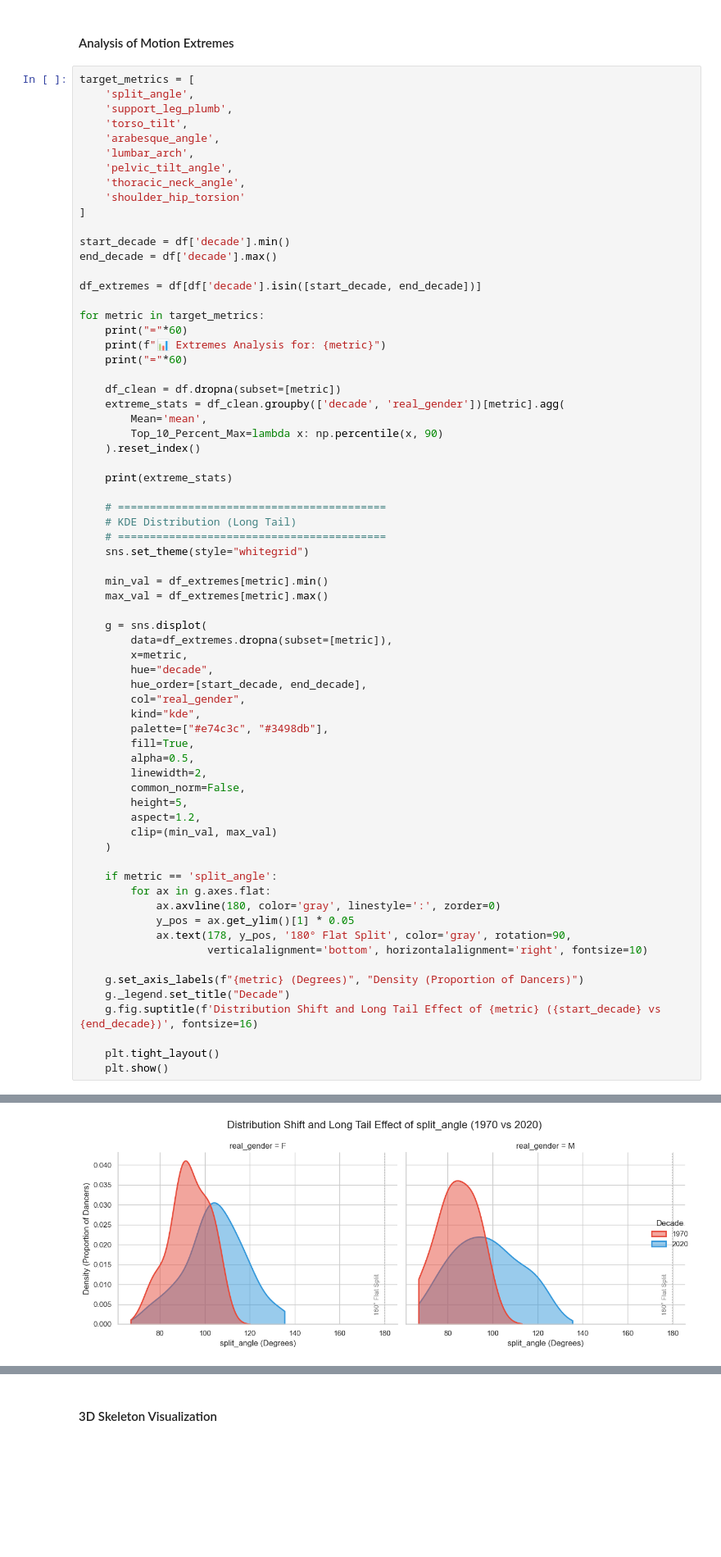
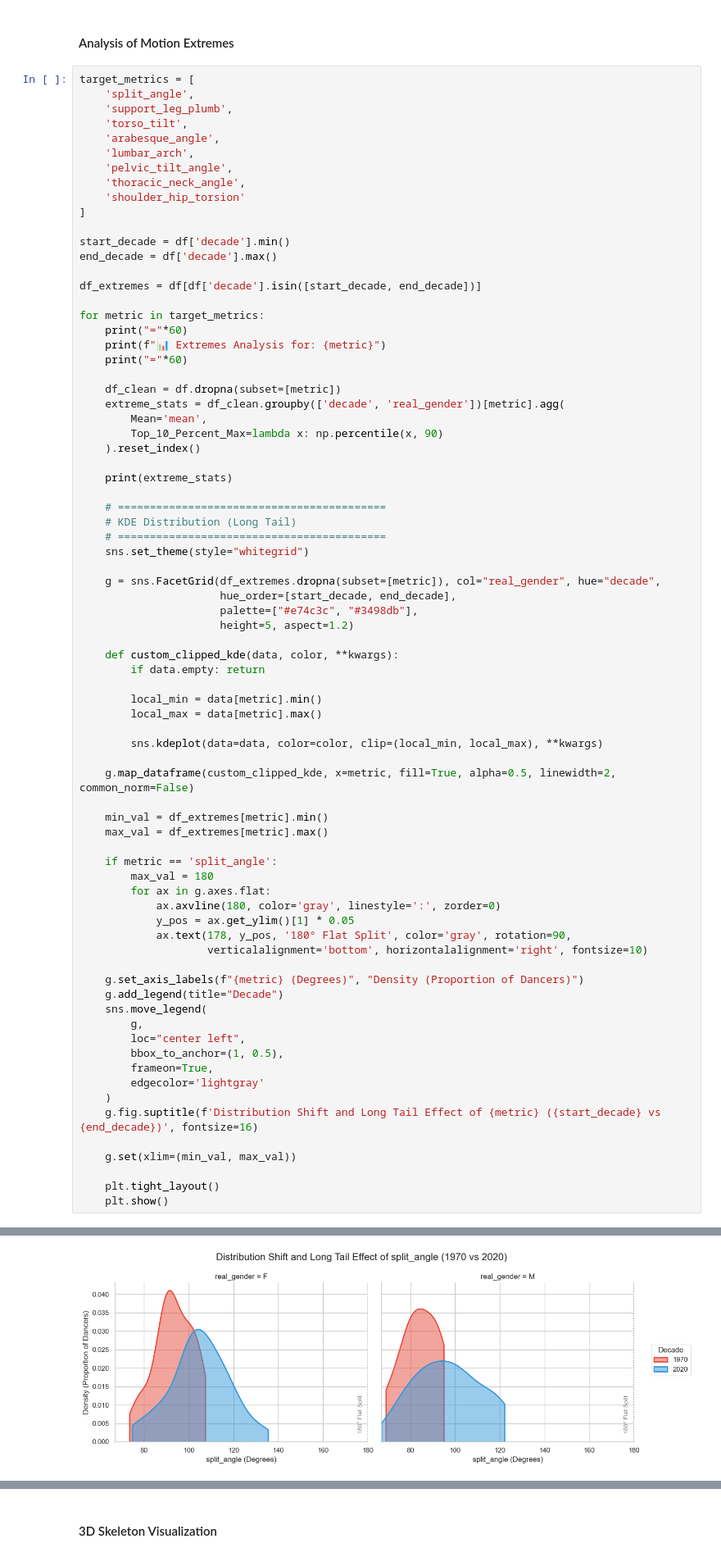
Before and after one commit to TadejPogacar1/DH412-History-and-the-Digital, a Jupyter notebook: arabesque_analysis.ipynb, the cells around one changed output, grey strips where cells are left out. Shown at 82% size. Saved outputs shown, nothing was run; the diff lists cells and outputs as text; blank space fills up the shorter version.

Commit message:
Update kde plot

```diff
--- a/arabesque_analysis.ipynb
+++ b/arabesque_analysis.ipynb
@@ -813,57 +813,65 @@ for metric in target_metrics:
     # ==========================================
     sns.set_theme(style="whitegrid")
 
+    g = sns.FacetGrid(df_extremes.dropna(subset=[metric]), col="real_gender", hue="decade",
+                      hue_order=[start_decade, end_decade],
+                      palette=["#e74c3c", "#3498db"],
+                      height=5, aspect=1.2)
+
+    def custom_clipped_kde(data, color, **kwargs):
+        if data.empty: return
+
+        local_min = data[metric].min()
+        local_max = data[metric].max()
+
+        sns.kdeplot(data=data, color=color, clip=(local_min, local_max), **kwargs)
+
+    g.map_dataframe(custom_clipped_kde, x=metric, fill=True, alpha=0.5, linewidth=2, common_norm=False)
+
     min_val = df_extremes[metric].min()
     max_val = df_extremes[metric].max()
 
-    g = sns.displot(
-        data=df_extremes.dropna(subset=[metric]),
-        x=metric,
-        hue="decade",
-        hue_order=[start_decade, end_decade],
-        col="real_gender",
-        kind="kde",
-        palette=["#e74c3c", "#3498db"],
-        fill=True,
-        alpha=0.5,
-        linewidth=2,
-        common_norm=False,
-        height=5,
-        aspect=1.2,
-        clip=(min_val, max_val)
-    )
-
     if metric == 'split_angle':
+        max_val = 180
         for ax in g.axes.flat:
             ax.axvline(180, color='gray', linestyle=':', zorder=0)
             y_pos = ax.get_ylim()[1] * 0.05
             ax.text(178, y_pos, '180° Flat Split', color='gray', rotation=90,
                     verticalalignment='bottom', horizontalalignment='right', fontsize=10)
 
     g.set_axis_labels(f"{metric} (Degrees)", "Density (Proportion of Dancers)")
-    g._legend.set_title("Decade")
+    g.add_legend(title="Decade")
+    sns.move_legend(
+        g,
+        loc="center left",
+        bbox_to_anchor=(1, 0.5),
+        frameon=True,
+        edgecolor='lightgray'
+    )
     g.fig.suptitle(f'Distribution Shift and Long Tail Effect of {metric} ({start_decade} vs {end_decade})', fontsize=16)
+
+    g.set(xlim=(min_val, max_val))
 
     plt.tight_layout()
     plt.show()
 # %% [output]
 ============================================================
 📊 Extremes Analysis for: split_angle
 ============================================================
    decade real_gender        Mean  Top_10_Percent_Max
 0    1970           F   93.104630          104.135746
 1    1970           M   83.981124           93.200331
 2    1980           F   95.708727          110.239258
 3    1980           M   92.697647          102.873625
 4    1990           F  106.414282          126.509435
 5    1990           M   87.420928          112.082757
 6    2000           F  106.898965          125.426499
 7    2000           M   94.485844          115.228304
 8    2010           F  104.108690          117.241194
 9    2010           M   98.900308          116.262898
 10   2020           F  104.729750          120.471251
 11   2020           M   96.788900          119.178244
-[figure, old version]
+[figure, new version]
 ============================================================
 📊 Extremes Analysis for: support_leg_plumb
 ============================================================
```
Also changed, not shown: parts of 2 cells of this notebook.
